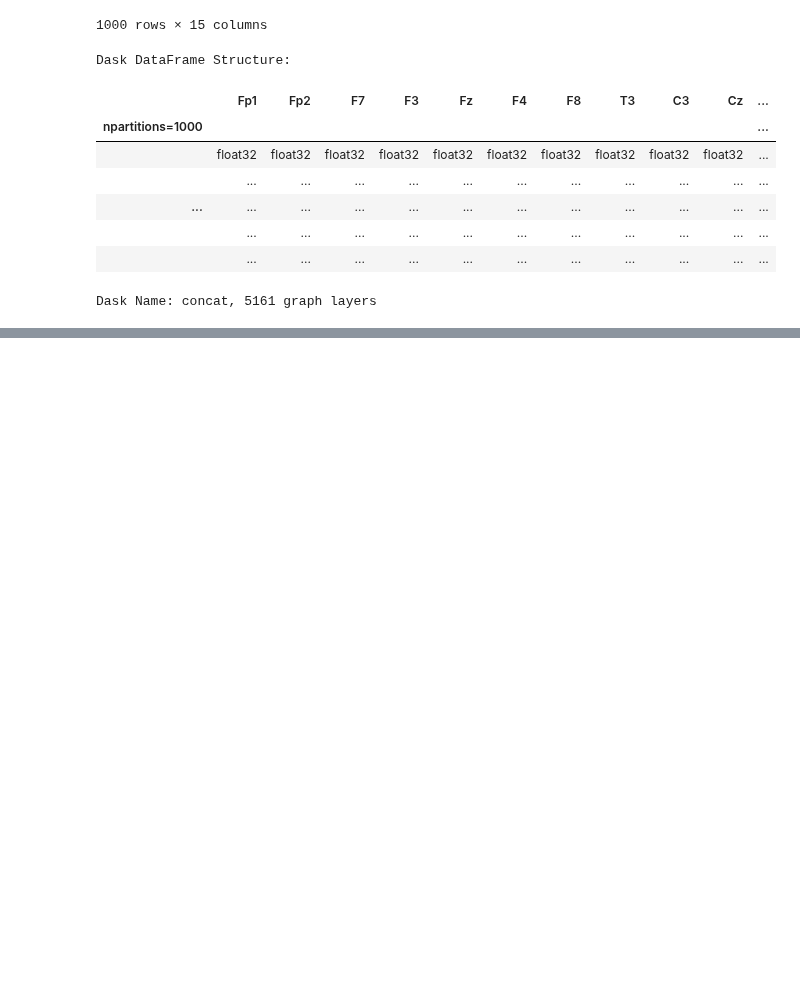
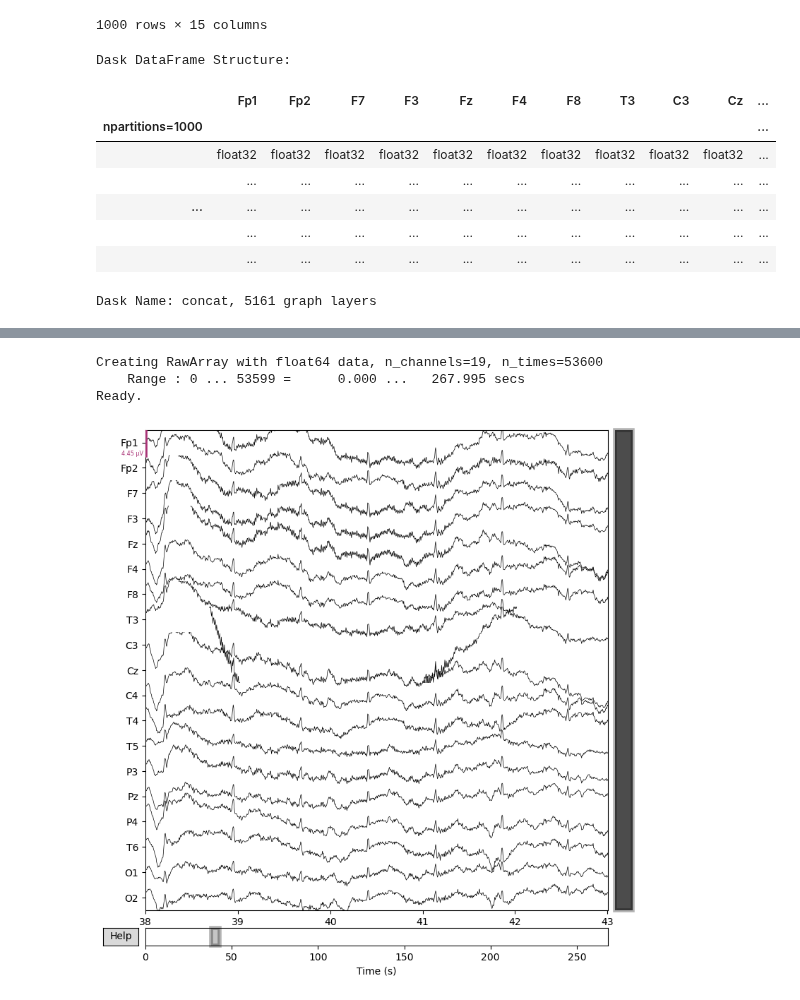
Before and after one commit to sfu-cmpt340/2024_1_project_11, a Jupyter notebook: hms.ipynb, the cells around one changed output, grey strips where cells are left out. Cells and saved outputs as stored; diff of their text form; code cells hidden in the pictures; blank space fills up the shorter version.

```diff
--- a/hms.ipynb
+++ b/hms.ipynb
@@ -112,0 +76,3 @@ Applying baseline correction (mode: mean)
+# %%
+sig1 = ddf.loc['2509824693'].compute()
+sig1
@@ -112,0 +125,13 @@ Applying baseline correction (mode: mean)
+# %%
+from visualize import VisualizeEEG
+
+vis = VisualizeEEG(sig1)
+vis.plot_signal(38, 5)
+
+
+vis.plot_topomap(38, 45, 1)
+# %% [output]
+Creating RawArray with float64 data, n_channels=19, n_times=53600
+    Range : 0 ... 53599 =      0.000 ...   267.995 secs
+Ready.
+[figure, added]
```
Also changed, not shown: parts of 4 cells of this notebook.
